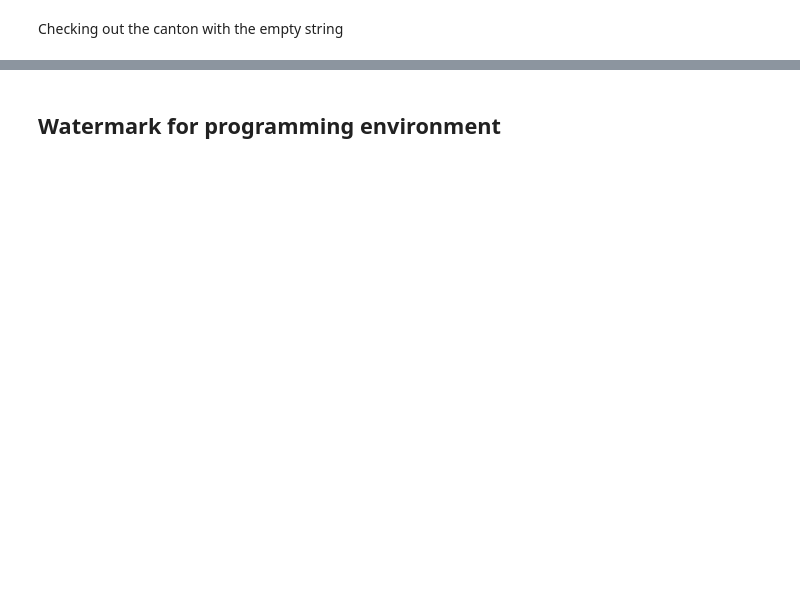
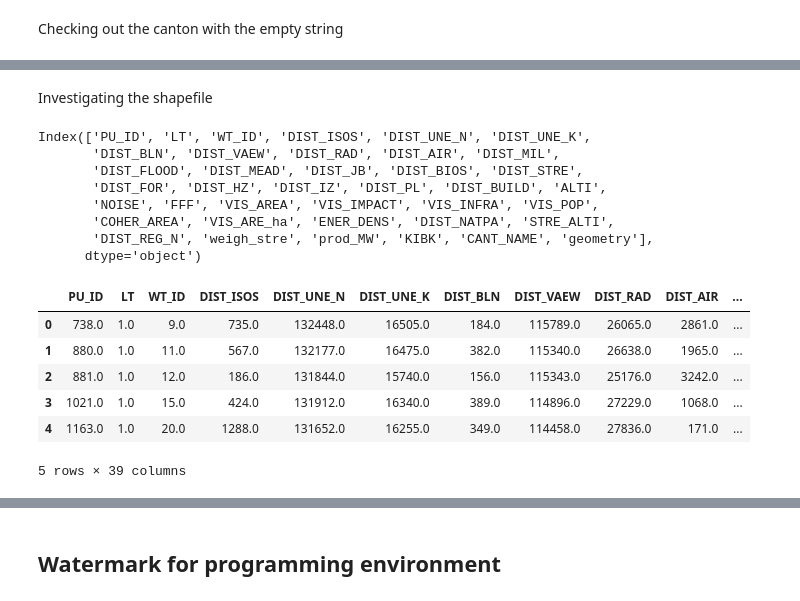
Before and after one commit to percw/Swiss_wind-turbine_optimization, a Jupyter notebook: wind_optimization.ipynb, the cells around one changed output, grey strips where cells are left out. Saved outputs shown, nothing was run; the diff lists cells and outputs as text; code cells hidden in the pictures; blank space fills up the shorter version.

```diff
--- a/wind_optimization.ipynb
+++ b/wind_optimization.ipynb
@@ -78,0 +94,21 @@ display(df_raw[df_raw["CANT_NAME"] == ''])
+# %% [markdown]
+Investigating the shapefile
+# %%
+display(gdf.columns)
+display(gdf.head())
+# %% [output]
+Index(['PU_ID', 'LT', 'WT_ID', 'DIST_ISOS', 'DIST_UNE_N', 'DIST_UNE_K',
+       'DIST_BLN', 'DIST_VAEW', 'DIST_RAD', 'DIST_AIR', 'DIST_MIL',
+       'DIST_FLOOD', 'DIST_MEAD', 'DIST_JB', 'DIST_BIOS', 'DIST_STRE',
+       'DIST_FOR', 'DIST_HZ', 'DIST_IZ', 'DIST_PL', 'DIST_BUILD', 'ALTI',
+       'NOISE', 'FFF', 'VIS_AREA', 'VIS_IMPACT', 'VIS_INFRA', 'VIS_POP',
+       'COHER_AREA', 'VIS_ARE_ha', 'ENER_DENS', 'DIST_NATPA', 'STRE_ALTI',
+       'DIST_REG_N', 'weigh_stre', 'prod_MW', 'KIBK', 'CANT_NAME', 'geometry'],
+      dtype='object')
+|  | PU_ID | LT | WT_ID | DIST_ISOS | DIST_UNE_N | DIST_UNE_K | DIST_BLN | DIST_VAEW | DIST_RAD | DIST_AIR | ... |
+| 0 | 738.0 | 1.0 | 9.0 | 735.0 | 132448.0 | 16505.0 | 184.0 | 115789.0 | 26065.0 | 2861.0 | ... |
+| 1 | 880.0 | 1.0 | 11.0 | 567.0 | 132177.0 | 16475.0 | 382.0 | 115340.0 | 26638.0 | 1965.0 | ... |
+| 2 | 881.0 | 1.0 | 12.0 | 186.0 | 131844.0 | 15740.0 | 156.0 | 115343.0 | 25176.0 | 3242.0 | ... |
+| 3 | 1021.0 | 1.0 | 15.0 | 424.0 | 131912.0 | 16340.0 | 389.0 | 114896.0 | 27229.0 | 1068.0 | ... |
+| 4 | 1163.0 | 1.0 | 20.0 | 1288.0 | 131652.0 | 16255.0 | 349.0 | 114458.0 | 27836.0 | 171.0 | ... |
+5 rows × 39 columns
```
Also changed, not shown: parts of 9 cells of this notebook, 1 other file.
